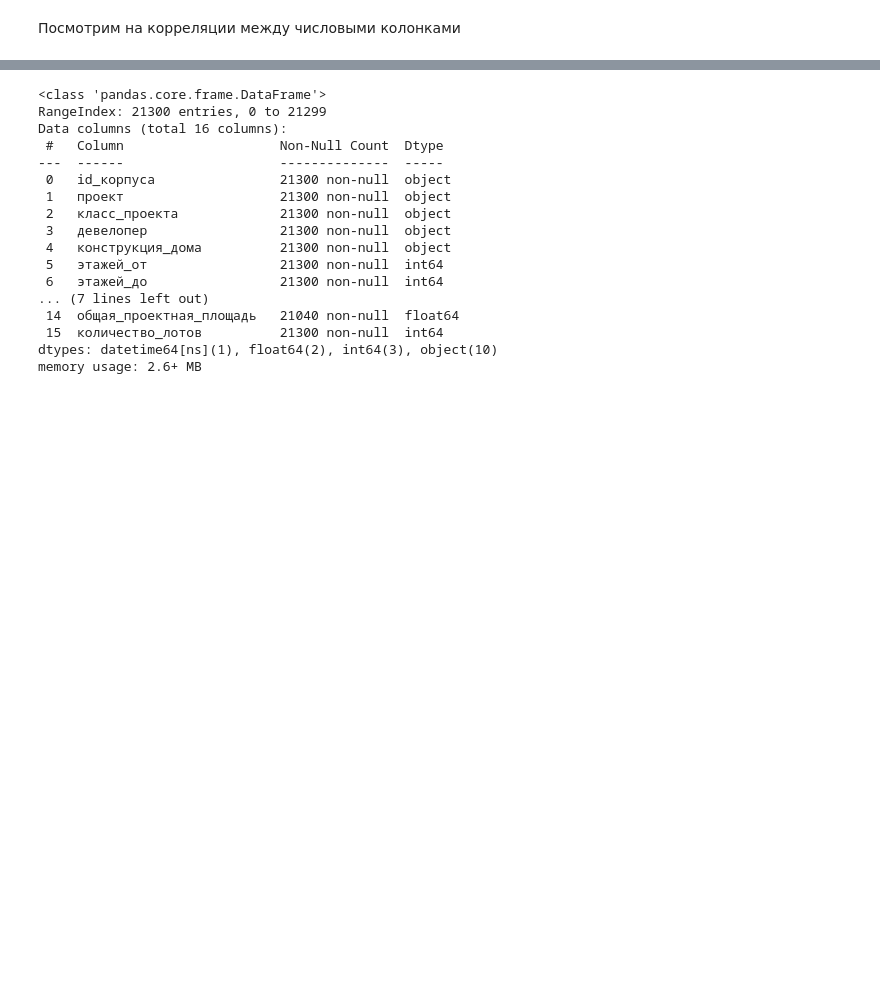
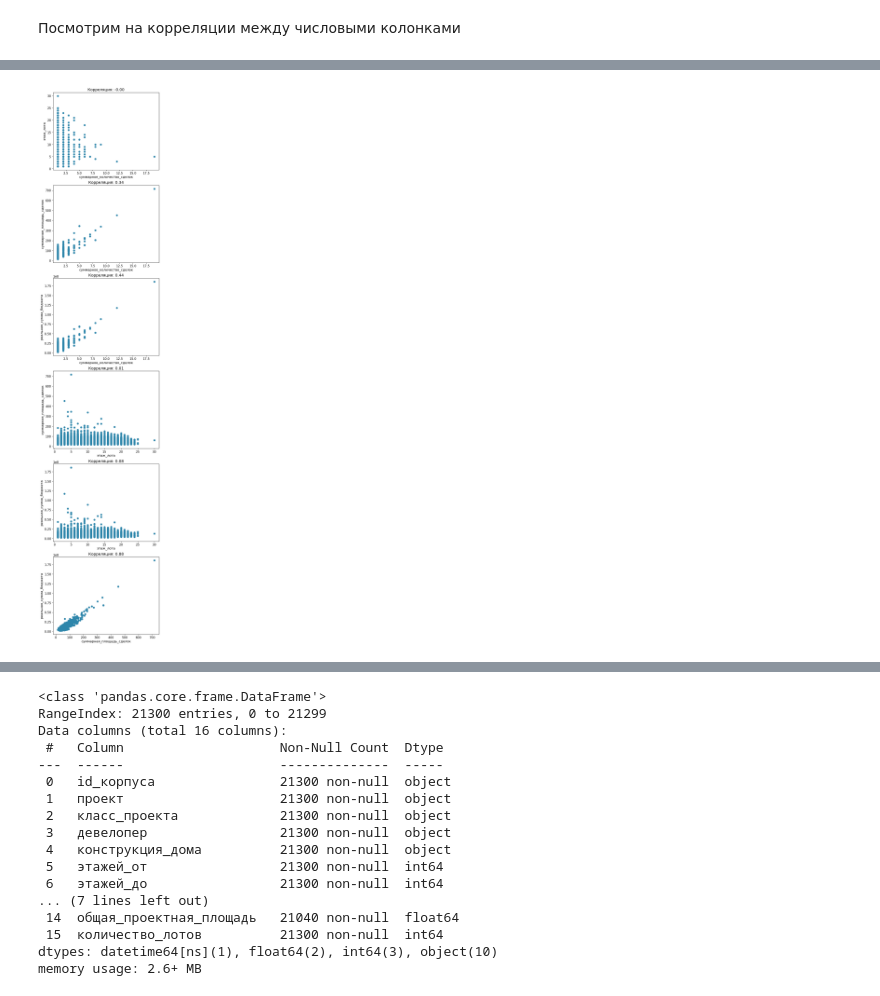
Before and after one commit to leofaraf/vibrosi, a Jupyter notebook: eda_илья.ipynb, the cells around one changed output, grey strips where cells are left out. Drawn from its saved outputs; the diff is of its cells as text; code cells hidden in the pictures; blank space fills up the shorter version.

```diff
--- a/eda_илья.ipynb
+++ b/eda_илья.ipynb
@@ -45,3 +29,19 @@ plt.show()
+# %%
+pairs = list(combinations(deals_df.select_dtypes("number").columns.drop(["сумма_бюджета", "ипц"]), 2))
+
+fig, axes = plt.subplots(len(pairs))
+axes = axes.flatten()
+fig.set_size_inches(7, 6 * len(pairs))
+
+for i, (col1, col2) in enumerate(pairs):
+    axes[i].scatter(deals_df[col1], deals_df[col2])
+    axes[i].set_title(f"Корреляция: {np.corrcoef(deals_df[[col1, col2]].dropna()[col1], deals_df[[col1, col2]].dropna()[col2])[0][1]:.2f}")
+    axes[i].set_xlabel(col1)
+    axes[i].set_ylabel(col2)
+
+plt.show()
+# %% [output]
+[figure, new version]
 # %%
 sns.heatmap(projects_df.select_dtypes("number").corr(), vmin=-1, vmax=1, annot=True, fmt=".2f", cmap="Greens")
 plt.title("Коэффициенты корреляции в projects_df")
```
Also changed, not shown: parts of 4 cells of this notebook.
